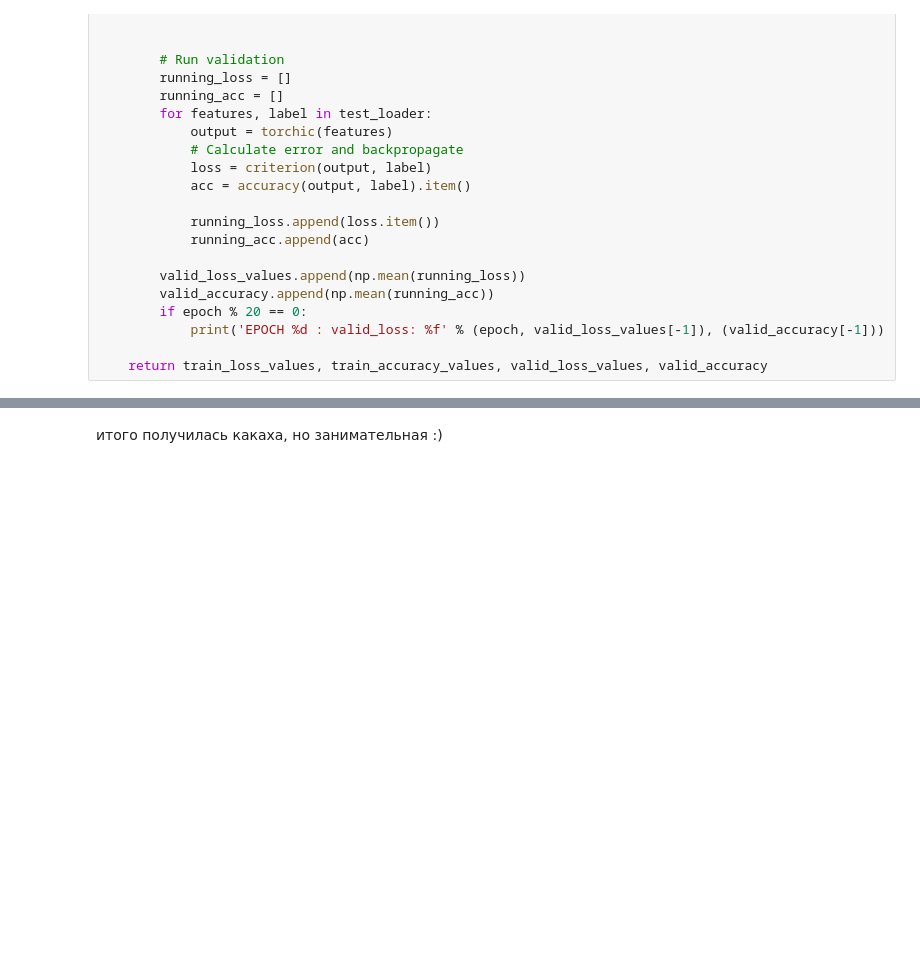
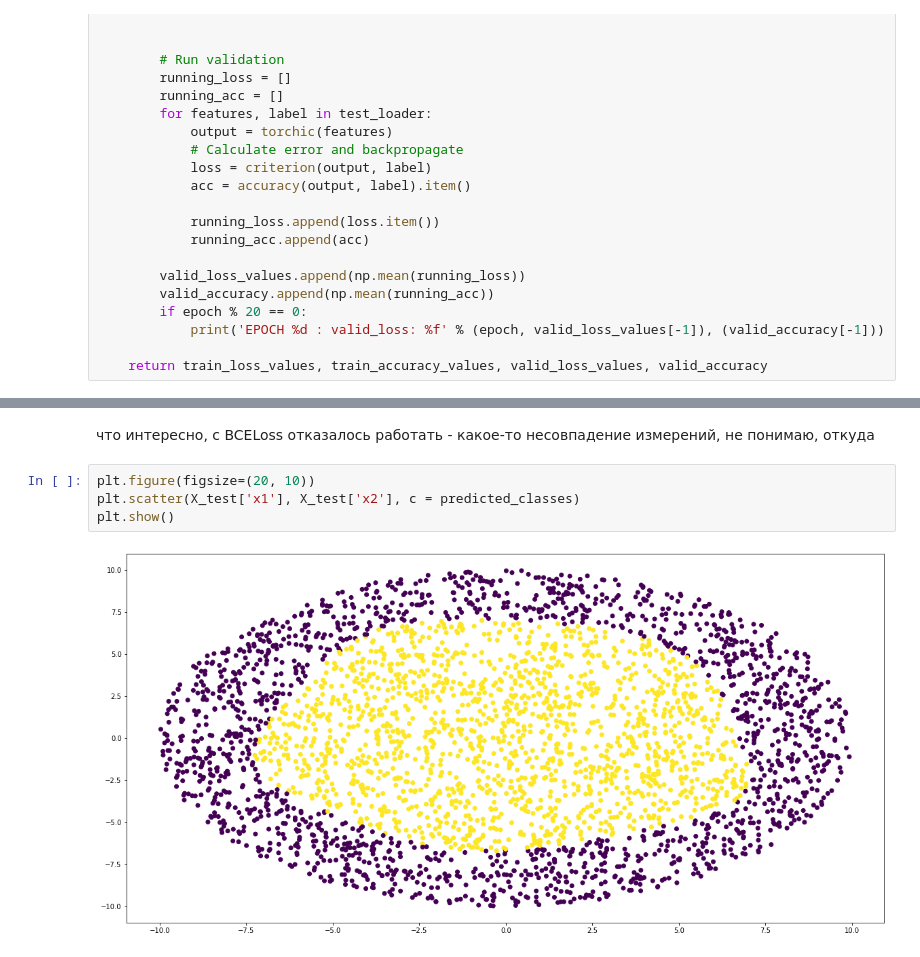
Before and after one commit to fortvivlan/DL_HSE_homeworks, a Jupyter notebook: hw_1/sem1_my_first_neural_network.ipynb, the cells around one changed output, grey strips where cells are left out. Cells and saved outputs as stored; diff of their text form; blank space fills up the shorter version.

```diff
--- a/hw_1/sem1_my_first_neural_network.ipynb
+++ b/hw_1/sem1_my_first_neural_network.ipynb
@@ -392,2 +388,8 @@ print(test_scores.numpy())
-# %% [markdown]
-итого получилась какаха, но занимательная :)
+# %% [markdown]
+что интересно, с BCELoss отказалось работать - какое-то несовпадение измерений, не понимаю, откуда
+# %%
+plt.figure(figsize=(20, 10))
+plt.scatter(X_test['x1'], X_test['x2'], c = predicted_classes)
+plt.show()
+# %% [output]
+[figure, added]
```
Also changed, not shown: parts of 9 cells of this notebook.
